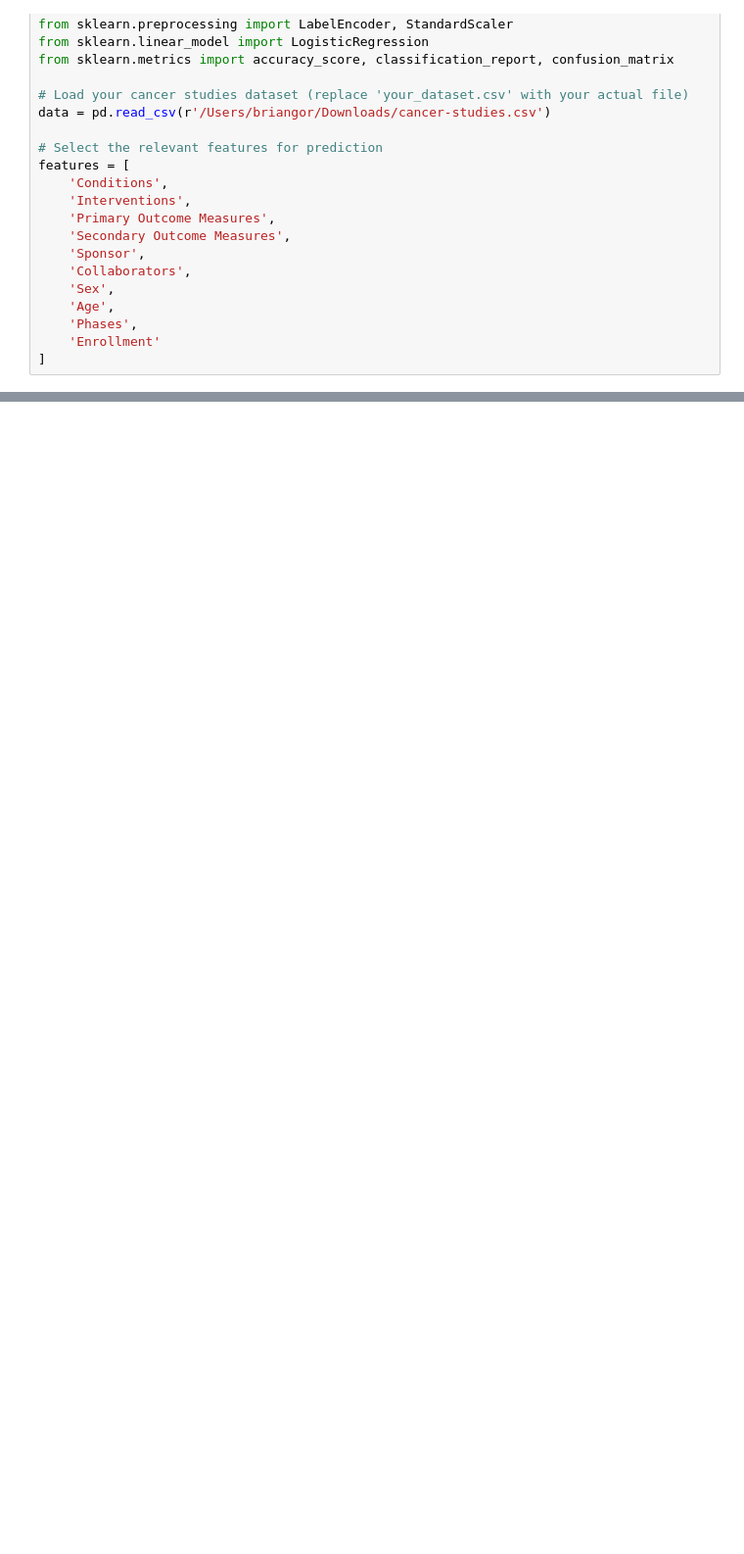
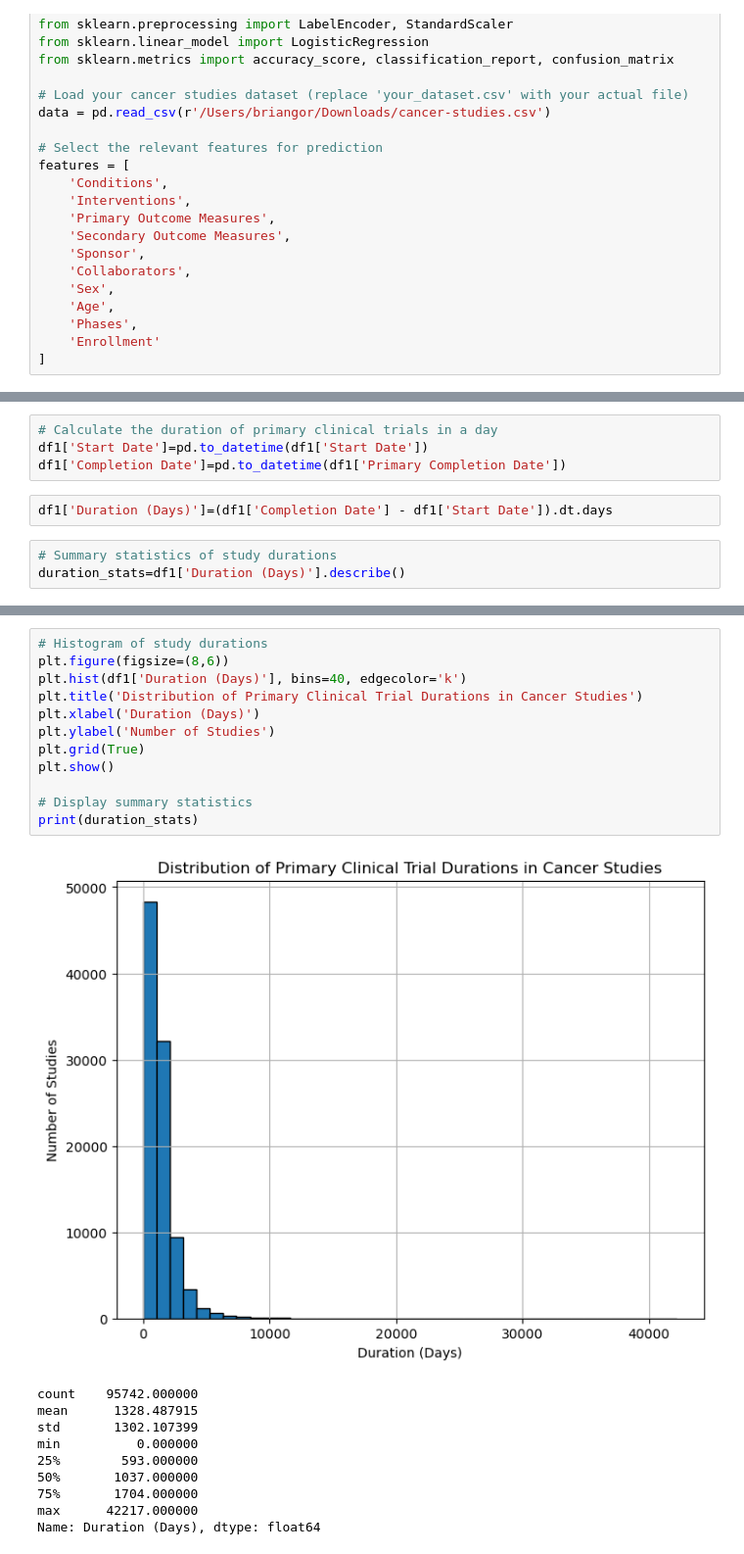
Before and after one commit to briangor/cancer_prediction, a Jupyter notebook: Cancer Data Analysis.ipynb, the cells around one changed output, grey strips where cells are left out. Shown: that part at 98% size. Saved outputs shown, nothing was run; the diff lists cells and outputs as text; blank space fills up the shorter version.

Commit message:
additional histogram

```diff
--- a/Cancer Data Analysis.ipynb
+++ b/Cancer Data Analysis.ipynb
@@ -511,0 +595,9 @@ print(class_report)
+# %%
+# Calculate the duration of primary clinical trials in a day
+df1['Start Date']=pd.to_datetime(df1['Start Date'])
+df1['Completion Date']=pd.to_datetime(df1['Primary Completion Date'])
+# %%
+df1['Duration (Days)']=(df1['Completion Date'] - df1['Start Date']).dt.days
+# %%
+# Summary statistics of study durations
+duration_stats=df1['Duration (Days)'].describe()
@@ -511,0 +616,23 @@ print(class_report)
+# %%
+# Histogram of study durations
+plt.figure(figsize=(8,6))
+plt.hist(df1['Duration (Days)'], bins=40, edgecolor='k')
+plt.title('Distribution of Primary Clinical Trial Durations in Cancer Studies')
+plt.xlabel('Duration (Days)')
+plt.ylabel('Number of Studies')
+plt.grid(True)
+plt.show()
+
+# Display summary statistics
+print(duration_stats)
+# %% [output]
+[figure, added]
+count    95742.000000
+mean      1328.487915
+std       1302.107399
+min          0.000000
+25%        593.000000
+50%       1037.000000
+75%       1704.000000
+max      42217.000000
+Name: Duration (Days), dtype: float64
```
Also changed, not shown: parts of 12 cells of this notebook.
